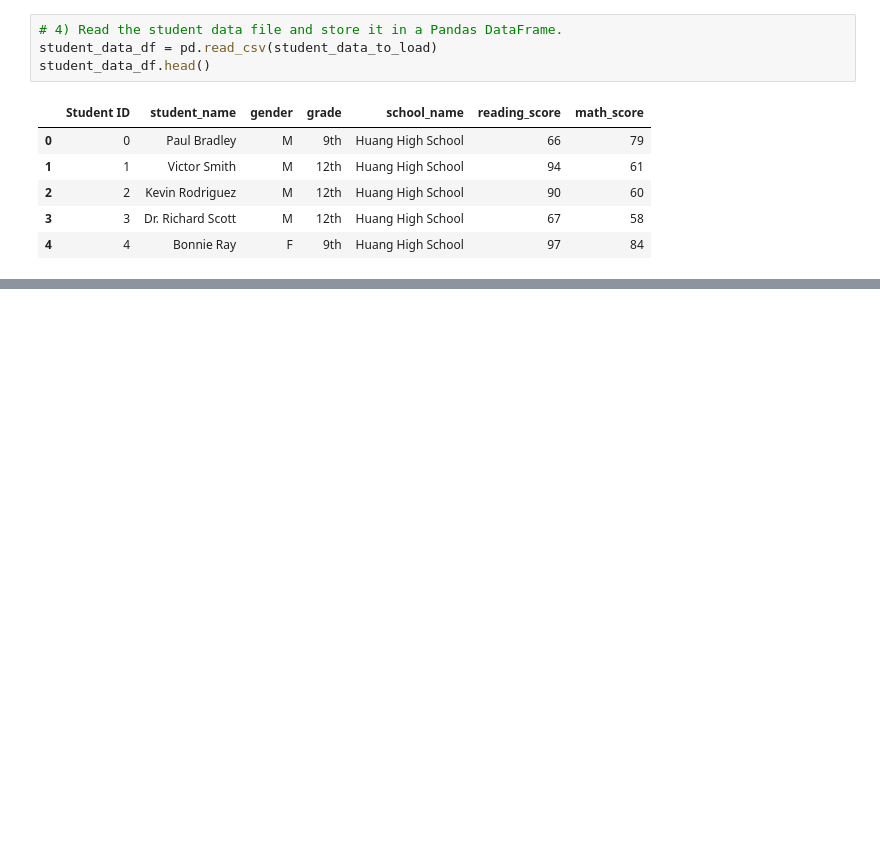
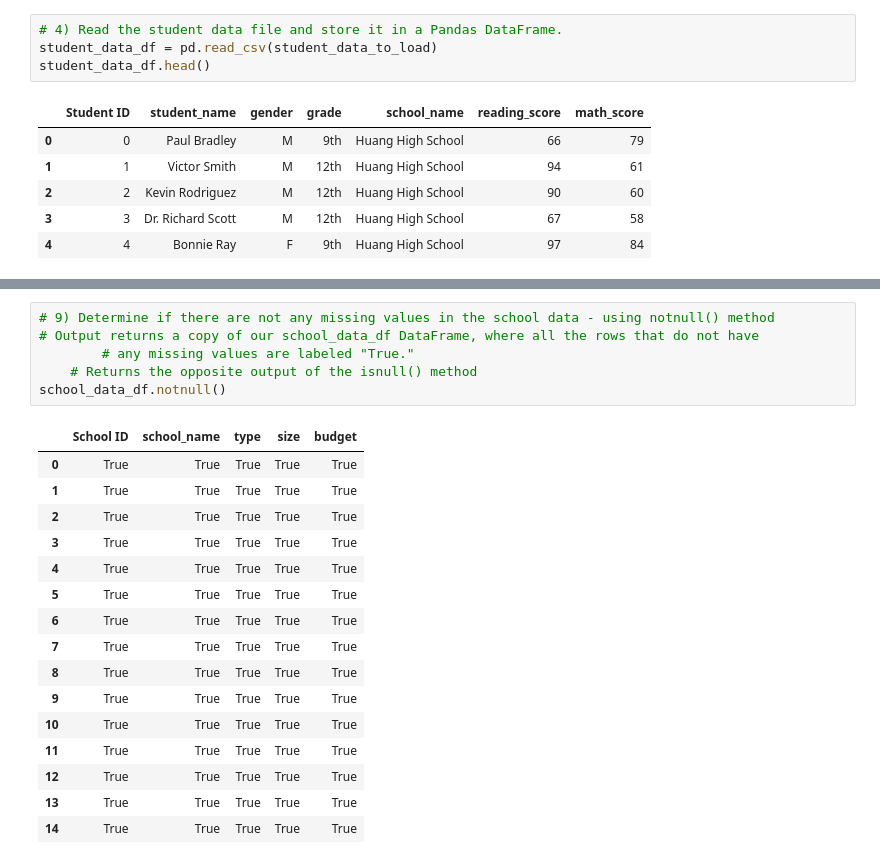
Before and after one commit to ewaszy/School_District_Analysis, a Jupyter notebook: PyCitySchools.ipynb, the cells around one changed output, grey strips where cells are left out. Cells and saved outputs as stored; diff of their text form; blank space fills up the shorter version.

```diff
--- a/PyCitySchools.ipynb
+++ b/PyCitySchools.ipynb
@@ -39,0 +119,23 @@ student_data_df.head()
+# %%
+# 9) Determine if there are not any missing values in the school data - using notnull() method
+# Output returns a copy of our school_data_df DataFrame, where all the rows that do not have
+        # any missing values are labeled "True."
+    # Returns the opposite output of the isnull() method
+school_data_df.notnull()
+# %% [output]
+|  | School ID | school_name | type | size | budget |
+| 0 | True | True | True | True | True |
+| 1 | True | True | True | True | True |
+| 2 | True | True | True | True | True |
+| 3 | True | True | True | True | True |
+| 4 | True | True | True | True | True |
+| 5 | True | True | True | True | True |
+| 6 | True | True | True | True | True |
+| 7 | True | True | True | True | True |
+| 8 | True | True | True | True | True |
+| 9 | True | True | True | True | True |
+| 10 | True | True | True | True | True |
+| 11 | True | True | True | True | True |
+| 12 | True | True | True | True | True |
+| 13 | True | True | True | True | True |
+| 14 | True | True | True | True | True |
```
Also changed, not shown: parts of 10 cells of this notebook, 5 other files.
